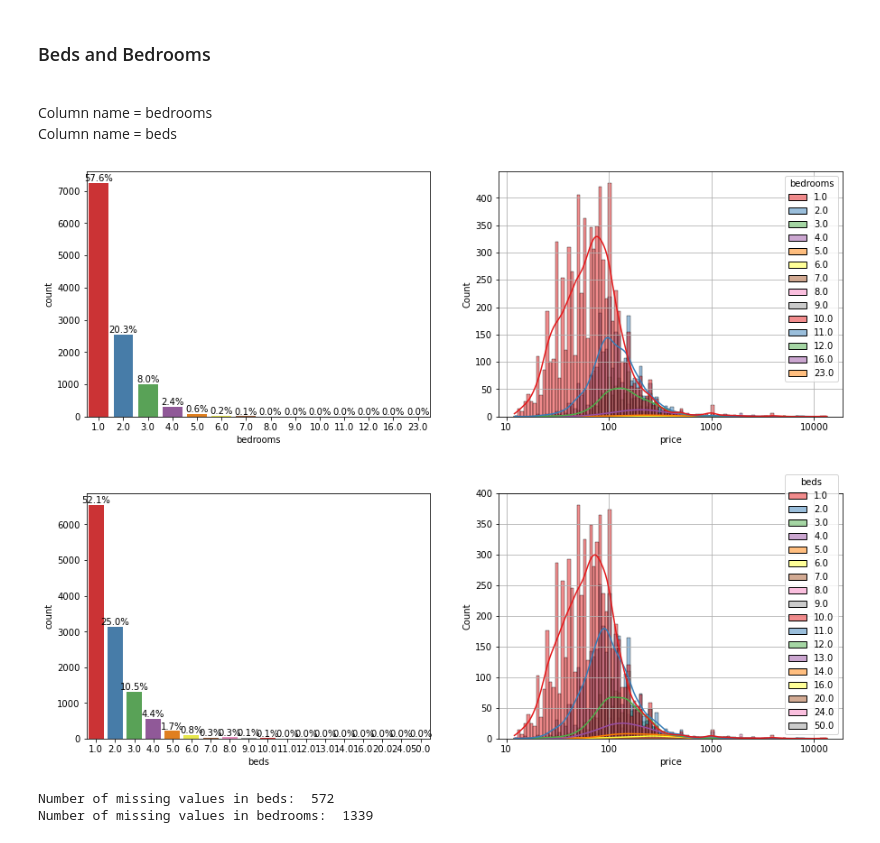
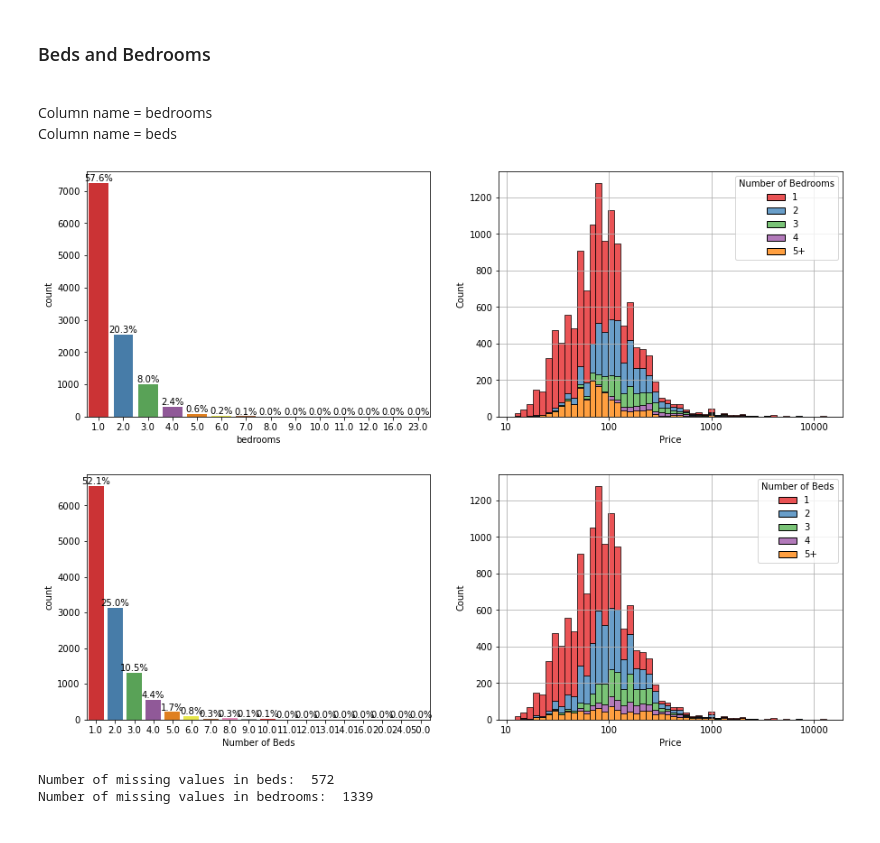
Before and after one commit to snejadi/Airbnb, a Jupyter notebook: Airbnb_analysis/Montreal.ipynb, the cells around one changed output. Drawn from its saved outputs; the diff is of its cells as text; code cells hidden in the pictures.

Commit message:
Updated bar chart legend and labels

```diff
--- a/Airbnb_analysis/Montreal.ipynb
+++ b/Airbnb_analysis/Montreal.ipynb
@@ -176,29 +189,44 @@ for p in axes0.patches:
     y=p.get_bbox().get_points()[1,1]
     axes0.annotate('{:.1f}%'.format(100.*y/len(df)), (x.mean(), y),
             ha='center', va='bottom', rotation=0)
-
-axes1 = sns.histplot(data=df, x=np.log10(df['price']), bins=100, kde=True, hue=df.bedrooms, palette='Set1', ax=axes[1])
+cutoff = 5
+axes1 = sns.histplot(data=df, x=np.log10(df['price']), bins=50, kde=False, multiple='stack', palette='Set1'
+                     , hue=df['bedrooms'].where(df['bedrooms'] <= cutoff, cutoff), ax=axes[1])
+# Modify legend, to add f'{cutoff}+'
+legend = axes1.get_legend()
+handles = legend.legendHandles
+legend.remove()
+axes1.set_xlabel('Price')
+axes1.legend(handles, list(range(1,cutoff,1)) + [f'{cutoff}+'], title='Number of Bedrooms')
 axes1.set_xticks(range(1,5));
 axes1.set_xticklabels([10,100,1000,10000]);
 axes1.grid()
 # %% [output]
-[figure, old version]
+[figure, new version]
 # %%
 fig, axes = plt.subplots(1, 2, figsize=(15, 5))
 
 axes0 = sns.countplot(data=df, x=df.beds, palette='Set1', ax=axes[0])
 for p in axes0.patches:
     x=p.get_bbox().get_points()[:,0]
     y=p.get_bbox().get_points()[1,1]
     axes0.annotate('{:.1f}%'.format(100.*y/len(df)), (x.mean(), y),
             ha='center', va='bottom', rotation=0)
-
-axes1 = sns.histplot(data=df, x=np.log10(df['price']), bins=100, kde=True, hue=df.beds, palette='Set1', ax=axes[1])
+axes0.set_xlabel('Number of Beds')
+cutoff = 5
+axes1 = sns.histplot(data=df, x=np.log10(df['price']), bins=50, kde=False, multiple='stack', palette='Set1'
+                     , hue=df['beds'].where(df['beds'] <= cutoff, cutoff), ax=axes[1])
+# Modify legend, to add f'{cutoff}+'
+legend = axes1.get_legend()
+handles = legend.legendHandles
+legend.remove()
+axes1.set_xlabel('Price')
+axes1.legend(handles, list(range(1,cutoff,1)) + [f'{cutoff}+'], title='Number of Beds')
 axes1.set_xticks(range(1,5));
 axes1.set_xticklabels([10,100,1000,10000]);
 axes1.grid()
 # %% [output]
-[figure, old version]
+[figure, new version]
 # %%
 print('Number of missing values in beds: ', df.beds.isna().sum())
 print('Number of missing values in bedrooms: ', df.bedrooms.isna().sum())
```
Also changed, not shown: parts of 8 cells of this notebook, 10 other files.
